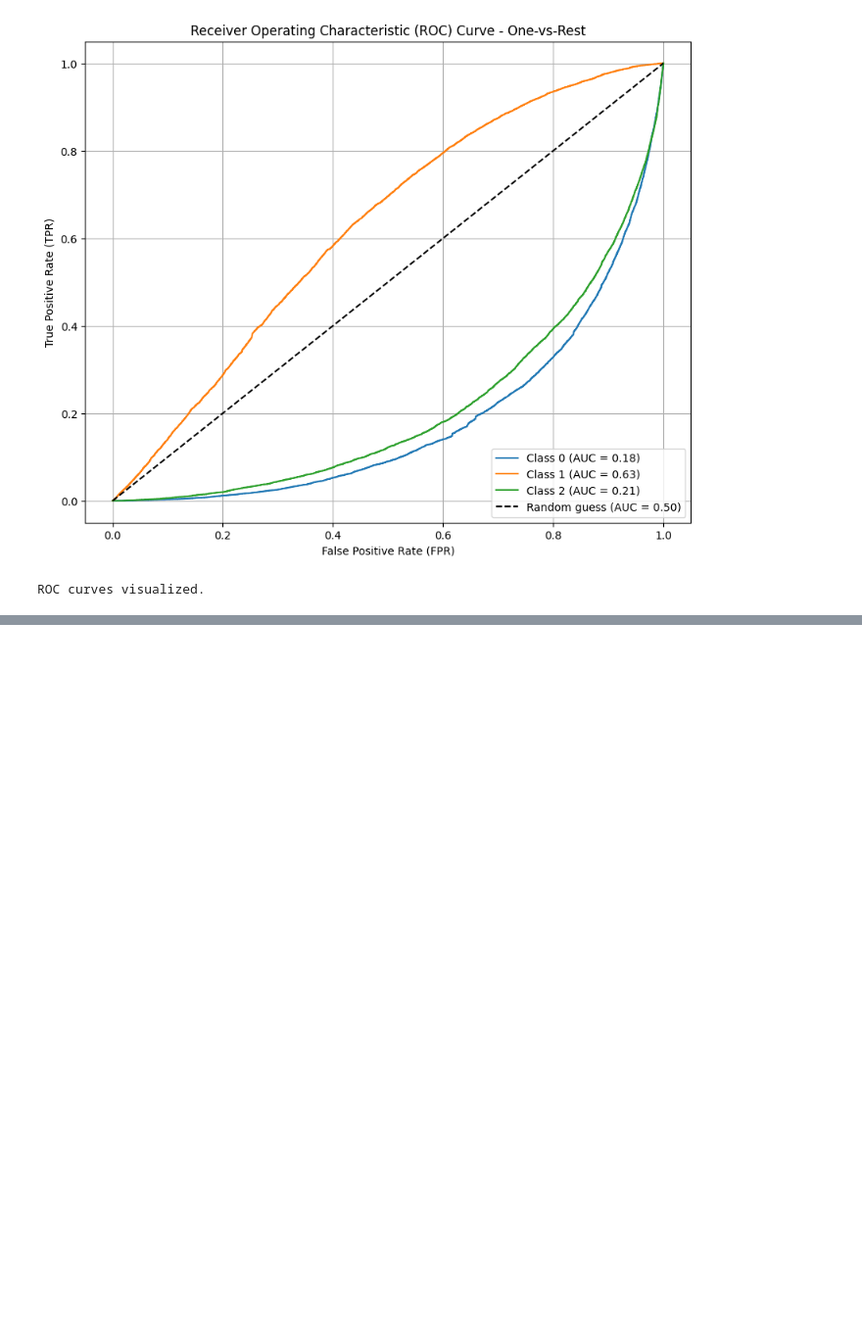
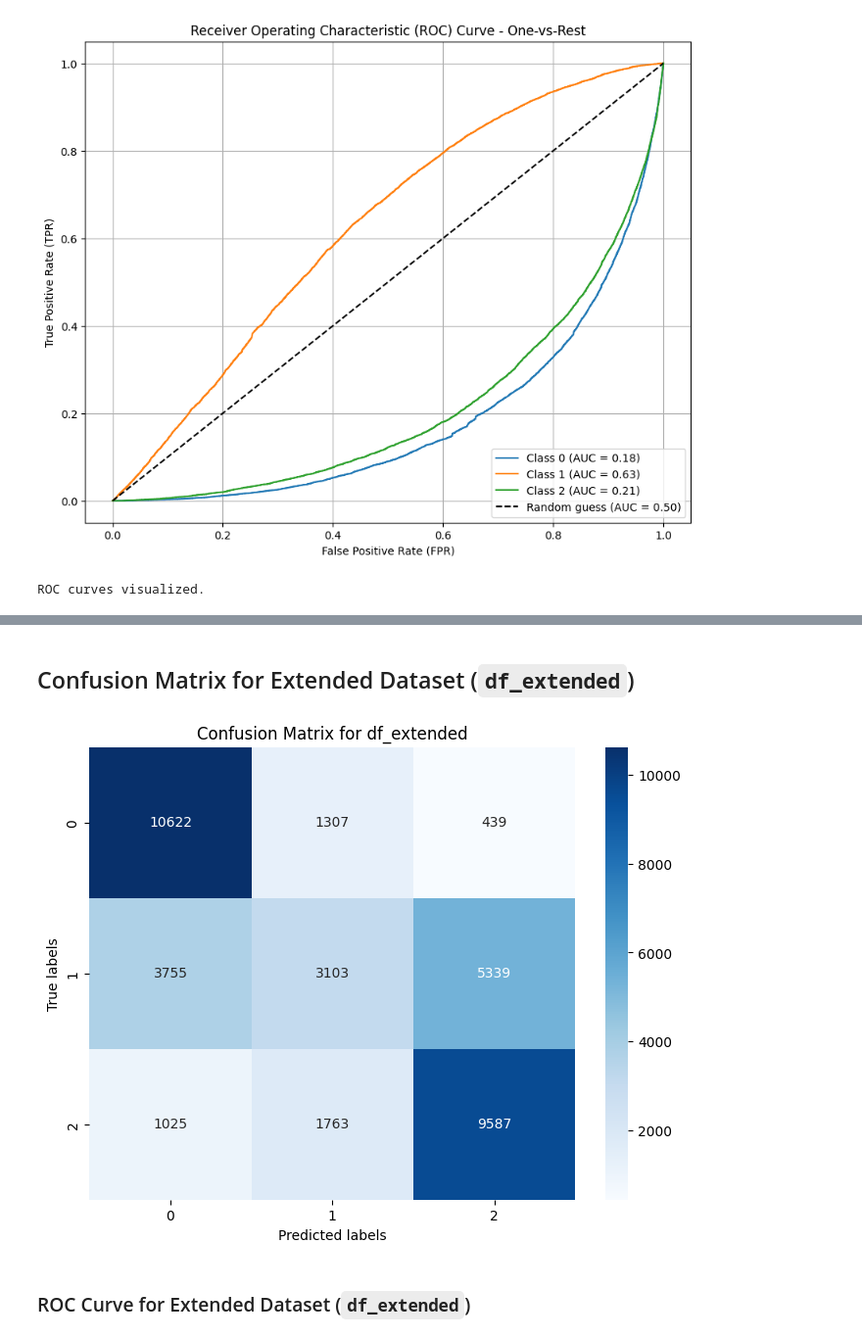
Before and after one commit to yifeica0/ECS171-Group8, a Jupyter notebook: ModelTraining/FE_ML/text_Bert.ipynb, the cells around one changed output, grey strips where cells are left out. Shown at 98% size. Saved outputs shown, nothing was run; the diff lists cells and outputs as text; code cells hidden in the pictures; blank space fills up the shorter version.

```diff
--- a/ModelTraining/FE_ML/text_Bert.ipynb
+++ b/ModelTraining/FE_ML/text_Bert.ipynb
@@ -349,0 +474,17 @@ ROC curves visualized.
+# %%
+from sklearn.metrics import classification_report
+
+# Handle potential NaN values by dropping rows where predicted_sentiment is NaN
+df_extended_eval = df_extended.dropna(subset=['predicted_sentiment']).copy()
+
+# Extract true and predicted sentiment labels
+y_true_extended = df_extended_eval['sentiment']
+y_pred_extended = df_extended_eval['predicted_sentiment']
+
+# Convert to integer data types if not already (important for classification_report)
+y_true_extended = y_true_extended.astype(int)
+y_pred_extended = y_pred_extended.astype(int)
+
+# Generate and print the classification report
+print("Classification Report for df_extended:")
+print(classification_report(y_true_extended, y_pred_extended, digits=4))
@@ -349,0 +502,17 @@ ROC curves visualized.
+# %% [markdown]
+## Confusion Matrix for Extended Dataset (`df_extended`)
+# %%
+# Calculate the confusion matrix
+cm_extended = confusion_matrix(y_true_extended, y_pred_extended)
+
+# Plot the confusion matrix as a heatmap
+plt.figure(figsize=(8, 6))
+sns.heatmap(cm_extended, annot=True, fmt='d', cmap='Blues')
+plt.xlabel('Predicted labels')
+plt.ylabel('True labels')
+plt.title('Confusion Matrix for df_extended')
+plt.show()
+# %% [output]
+[figure, added]
+# %% [markdown]
+### ROC Curve for Extended Dataset (`df_extended`)
```
Also changed, not shown: parts of 17 cells of this notebook.
